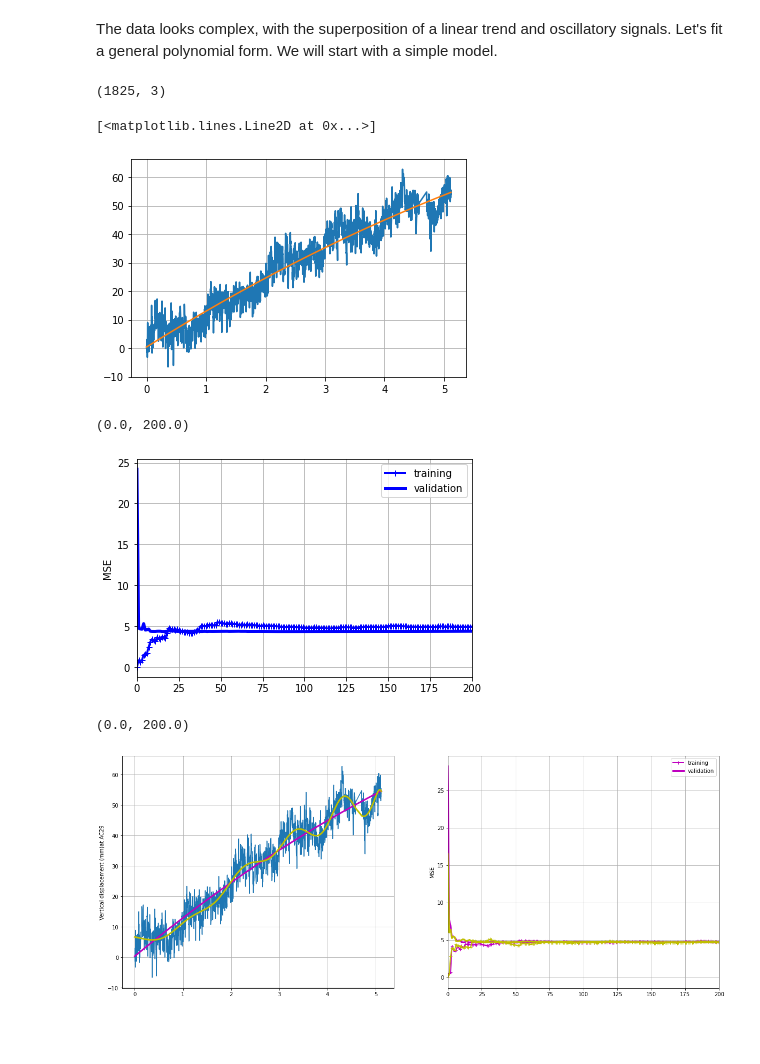
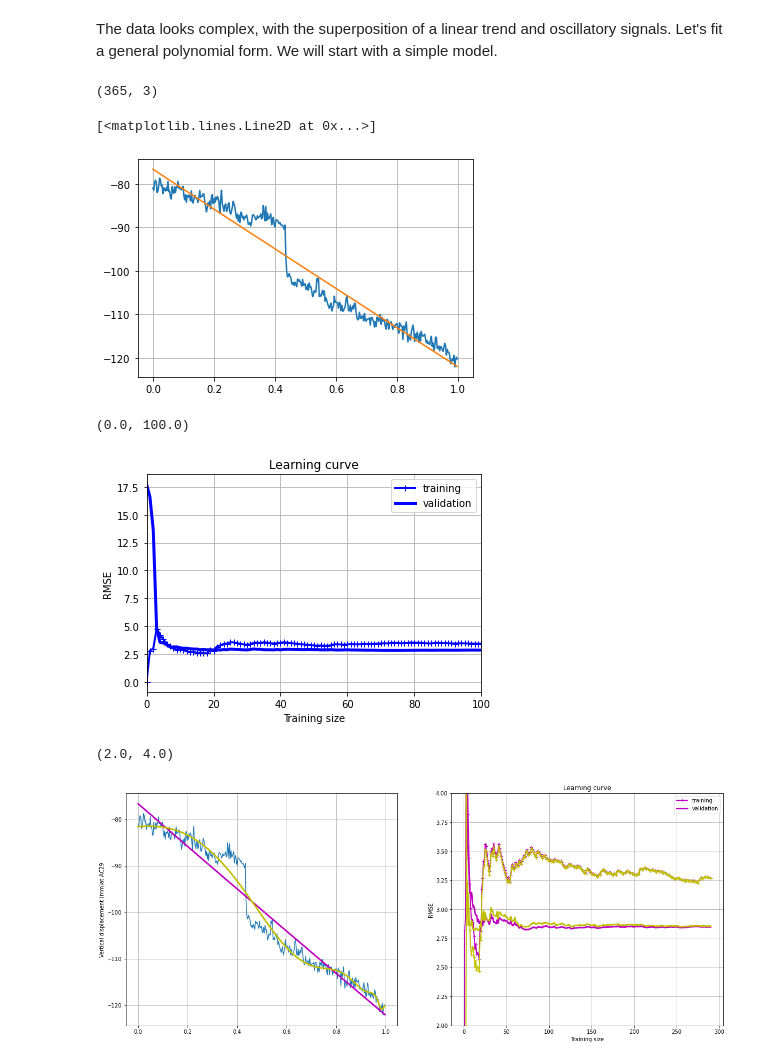
Before and after one commit to UW-MLGEO/ESS490-590-Spr21, a Jupyter notebook: tutorials/Week8_training/ModelTraining.ipynb, the cells around one changed output. Drawn from its saved outputs; the diff is of its cells as text; code cells hidden in the pictures; blank space fills up the shorter version.

```diff
--- a/tutorials/Week8_training/ModelTraining.ipynb
+++ b/tutorials/Week8_training/ModelTraining.ipynb
@@ -218,6 +233,7 @@ SGD takes the gradient for each single instance. By default, SGD in SciKit learn
 # %%
 from sklearn.linear_model import SGDRegressor
-sgd_reg = SGDRegressor()
+alpha = 0.01 # learning rate
+sgd_reg = SGDRegressor(max_iter=1000,tol=1e-2,penalty=None,eta0=alpha)
 sgd_reg.fit(x,y)
 w=[sgd_reg.intercept_[0],sgd_reg.coef_[0]]
 print(w)
@@ -327,23 +413,5 @@ ax.legend(['data','SGD','Ridge','Lasso','Elastic'])
 <matplotlib.legend.Legend at 0x...>
 [figure]
-# %%
-from sklearn.metrics import mean_squared_error
-from sklearn.model_selection import train_test_split
-
-def plot_learning_curves(model, X, y,c1,c2):
-    X_train, X_val, y_train, y_val = train_test_split(x, y, test_size=0.2)
-    train_errors, val_errors = [], []
-    for m in range(1, len(X_train)):
-        model.fit(X_train[:m], y_train[:m])
-        y_train_predict = model.predict(X_train[:m])
-        y_val_predict = model.predict(X_val)
-        train_errors.append(mean_squared_error(y_train[:m], y_train_predict))
-        val_errors.append(mean_squared_error(y_val, y_val_predict))
-    plt.plot(np.sqrt(train_errors), c1, linewidth=2, label="train")
-    plt.plot(np.sqrt(val_errors),c2, linewidth=3, label="val")
-    plt.legend(['training','validation'])
-    plt.grid(True)
-    plt.ylabel("MSE")
 # %%
 # perform the regressions
 plot_learning_curves(sgd_reg, x.ravel(), y.ravel(),"r-+","r")
@@ -359,9 +432,8 @@ Now we will look at the vertical component of the GPS. It usually has smaller si
 # %%
-# normalize the data. Without normalization this will fail!
-x = np.asarray(date_year[0:5*365]).reshape(-1,1)
-y = np.asarray(uv[0:5*365]).reshape(-1,1)
+x = np.asarray(date_year[3*365:4*365]).reshape(-1,1)
+y = np.asarray(ue[3*365:4*365]).reshape(-1,1)
 x = x-np.min(x)
-G = np.c_[np.ones((len(x),1)),x]
+# G = np.c_[np.ones((len(x),1)),x]
 scale = (np.max(y)-np.min(y)) # minmax scaling
 newy = y / scale
 plt.plot(x,newy*scale);plt.grid(True)
@@ -386,32 +458,34 @@ print(G.shape)
 plt.plot(x,y);plt.grid(True)
 plt.plot(x,y_ridge)
 # %% [output]
-(1825, 3)
+(365, 3)
 [<matplotlib.lines.Line2D at 0x...>]
-[figure, old version]
+[figure, new version]
 # %%
-plot_learning_curves(ridge_reg, G.ravel(), y.ravel(),"b-+","b");plt.xlim([0,200])
+plot_learning_curves(ridge_reg, G.ravel(), y.ravel(),"b-+","b");plt.xlim([0,100])
 # %% [output]
-(0.0, 200.0)
+(0.0, 100.0)
-[figure, old version]
+[figure, new version]
 # %%
 # Let's make it complex
-poly_features = PolynomialFeatures(degree=20)
+poly_features = PolynomialFeatures(degree=400)
 G2 = poly_features.fit_transform(x) # G now contains the original feature of X plus the power of the features.
 
 
-ridge_reg2 = Ridge(alpha=0.75)
+ridge_reg2 = Ridge(alpha=0.001)
 ridge_reg2.fit(G2,y)
 y_ridge2=ridge_reg2.predict(G2)
 
 fix,ax=plt.subplots(1,2,figsize=(20,8))
 ax[0].plot(x,y);ax[0].grid(True)
 ax[0].plot(x,y_ridge,"m",linewidth=3)
 ax[0].plot(x,y_ridge2,"y",linewidth=3)
+# ax[0].set_ylim([-10,20])
 ax[0].set_ylabel('Vertical displacement (mm)at AC29')
-plot_learning_curves(ridge_reg, G.ravel(), y.ravel(),"m-+","m");plt.xlim([0,200])
-plot_learning_curves(ridge_reg, G2.ravel(), y.ravel(),"y-+","y");plt.xlim([0,200])
+plot_learning_curves(ridge_reg, G.ravel(), y.ravel(),"m-+","m");#plt.xlim([0,200])
+plot_learning_curves(ridge_reg2, G2.ravel(), y.ravel(),"y-+","y");#plt.xlim([0,200])
+plt.ylim([2,4])
 # %% [output]
-(0.0, 200.0)
+(2.0, 4.0)
-[figure, old version]
+[figure, new version]
 # %% [markdown]
```
Also changed, not shown: parts of 31 cells of this notebook.
